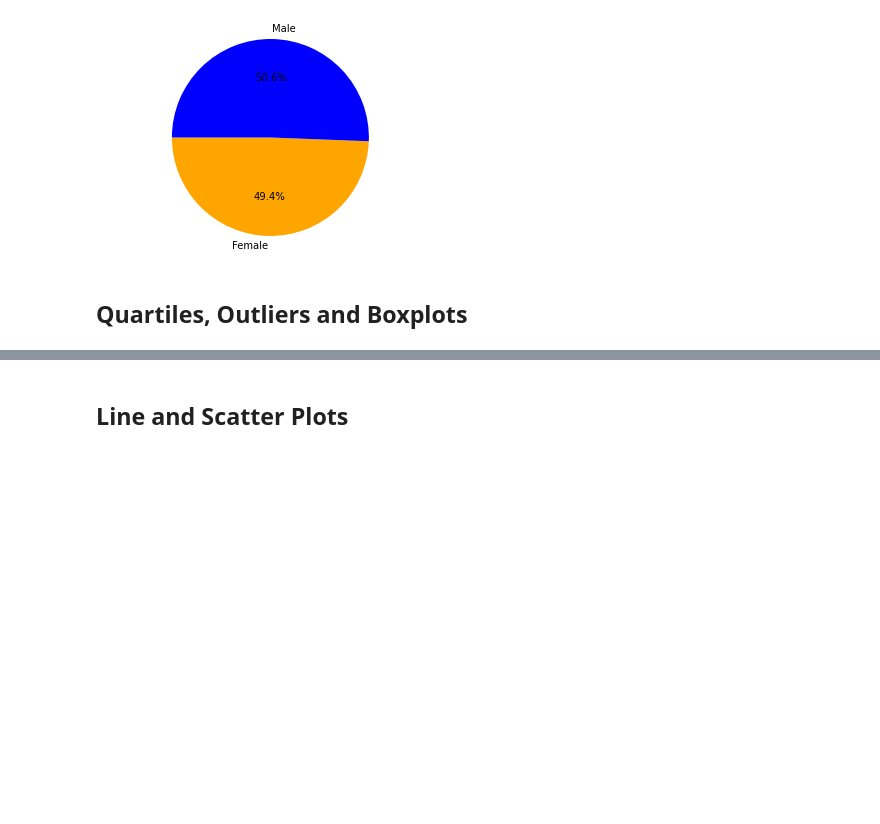
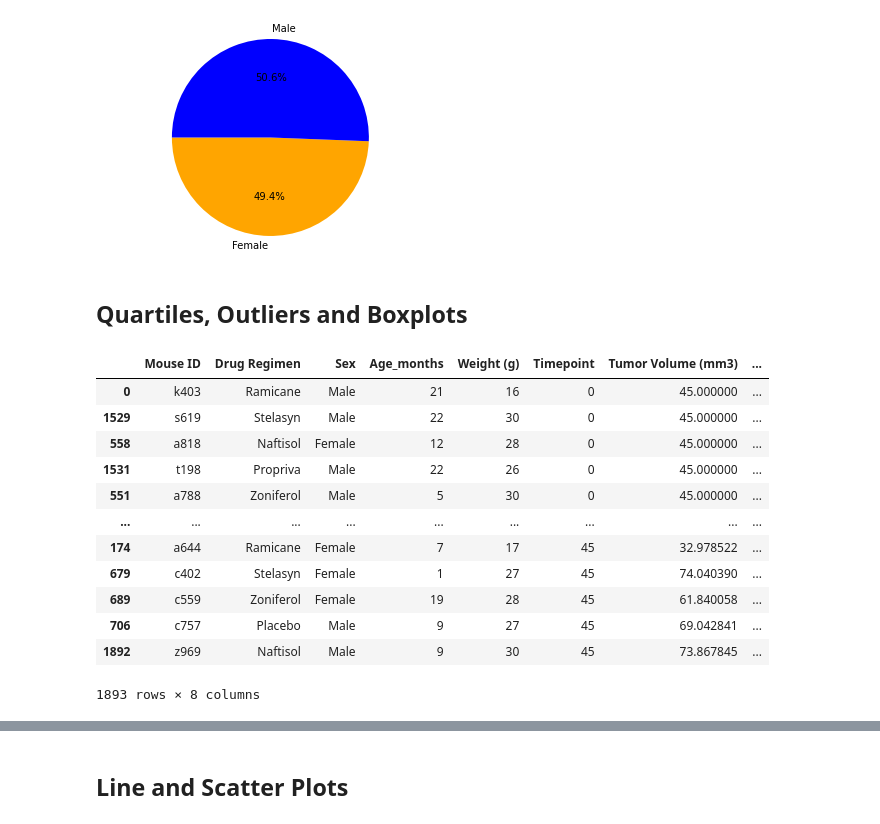
Before and after one commit to lstredler/MatPlotLib-challenge, a Jupyter notebook: pymaceuticals_starter.ipynb, the cells around one changed output, grey strips where cells are left out. Cells and saved outputs as stored; diff of their text form; code cells hidden in the pictures; blank space fills up the shorter version.

```diff
--- a/pymaceuticals_starter.ipynb
+++ b/pymaceuticals_starter.ipynb
@@ -225,3 +232,23 @@ plt.axis("equal");
 [figure]
 # %% [markdown]
 ## Quartiles, Outliers and Boxplots
+# %%
+# Calculate the final tumor volume of each mouse across four of the treatment regimens:Capomulin, Ramicane, Infubinol, and Ceftamin
+
+#Create new data frame to sort by last timepoint
+sort_mouse_meta_df = mouse_meta_study_df.sort_values(["Timepoint"], ascending=True)
+sort_mouse_meta_df
+# %% [output]
+|  | Mouse ID | Drug Regimen | Sex | Age_months | Weight (g) | Timepoint | Tumor Volume (mm3) | ... |
+| 0 | k403 | Ramicane | Male | 21 | 16 | 0 | 45.000000 | ... |
+| 1529 | s619 | Stelasyn | Male | 22 | 30 | 0 | 45.000000 | ... |
+| 558 | a818 | Naftisol | Female | 12 | 28 | 0 | 45.000000 | ... |
+| 1531 | t198 | Propriva | Male | 22 | 26 | 0 | 45.000000 | ... |
+| 551 | a788 | Zoniferol | Male | 5 | 30 | 0 | 45.000000 | ... |
+| ... | ... | ... | ... | ... | ... | ... | ... | ... |
+| 174 | a644 | Ramicane | Female | 7 | 17 | 45 | 32.978522 | ... |
+| 679 | c402 | Stelasyn | Female | 1 | 27 | 45 | 74.040390 | ... |
+| 689 | c559 | Zoniferol | Female | 19 | 28 | 45 | 61.840058 | ... |
+| 706 | c757 | Placebo | Male | 9 | 27 | 45 | 69.042841 | ... |
+| 1892 | z969 | Naftisol | Male | 9 | 30 | 45 | 73.867845 | ... |
+1893 rows × 8 columns
```
Also changed, not shown: parts of 8 cells of this notebook.
